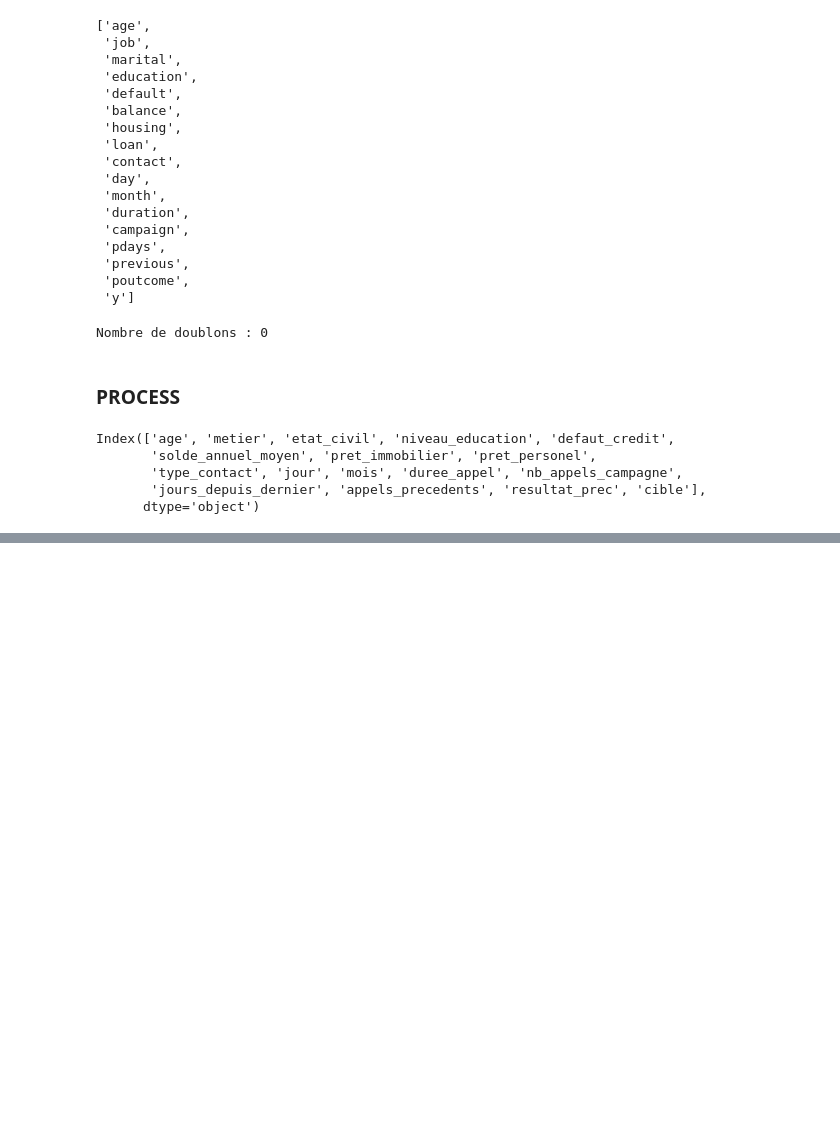
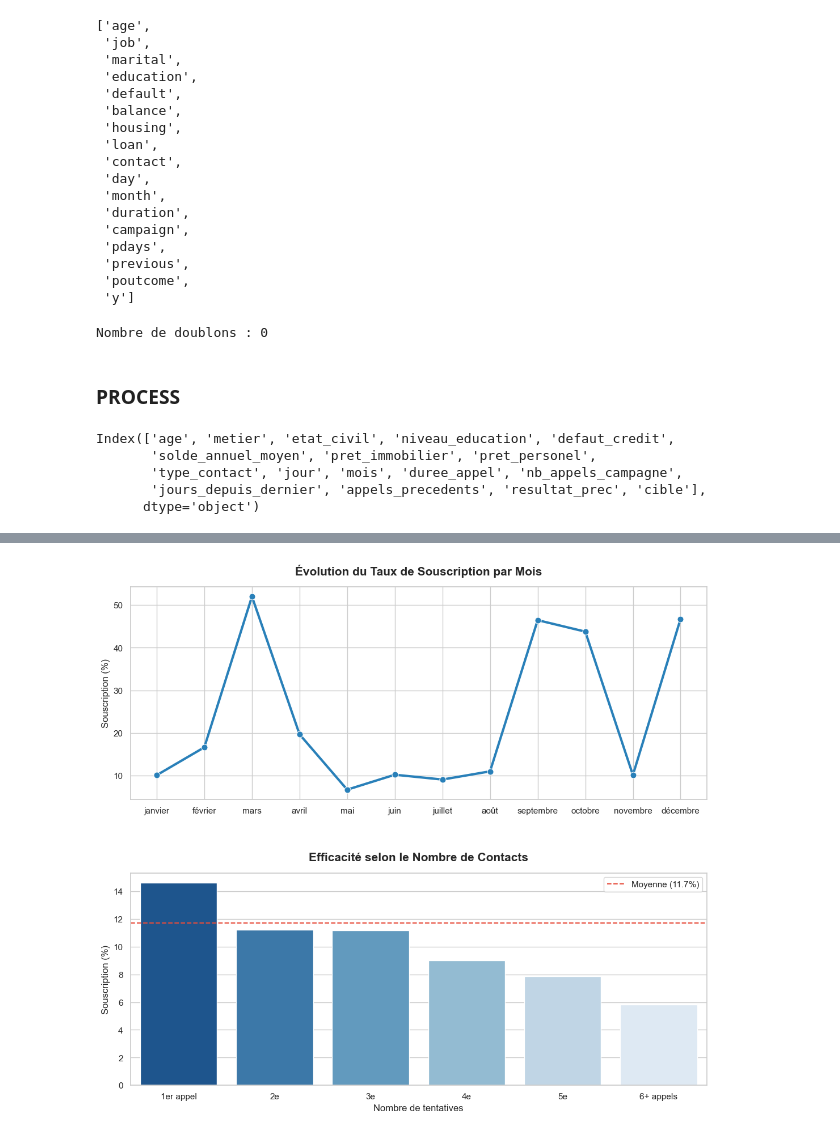
Before and after one commit to Justclemax/Mini_Projet_DM1_analyse_exploratoire_Reda_-_Clement, a Jupyter notebook: notebook/01_analyse_exploratoire.ipynb, the cells around one changed output, grey strips where cells are left out. Saved outputs shown, nothing was run; the diff lists cells and outputs as text; code cells hidden in the pictures; blank space fills up the shorter version.

```diff
--- a/notebook/01_analyse_exploratoire.ipynb
+++ b/notebook/01_analyse_exploratoire.ipynb
@@ -185,0 +360,73 @@ round(float(df_bank_marketing_raw['age'].mean()))
+# %%
+import pandas as pd
+import seaborn as sns
+import matplotlib.pyplot as plt
+
+# --- 1. PRÉPARATION DES DONNÉES ---
+
+# A. Saisonnalité (Tri chronologique)
+ordre_mois = ['janvier', 'février', 'mars', 'avril', 'mai', 'juin',
+              'juillet', 'août', 'septembre', 'octobre', 'novembre', 'décembre']
+
+ss_mois = (
+    df_bank_marketing_clean
+    .groupby("mois")["cible"]
+    .apply(lambda x: (x == "yes").mean() * 100)
+    .reindex(ordre_mois)
+    .reset_index(name="taux")
+)
+
+# B. Pression Commerciale (Regroupement à 6+ appels)
+df_bank_marketing_clean['pression'] = df_bank_marketing_clean['nb_appels_campagne'].clip(upper=6)
+ss_pression = (
+    df_bank_marketing_clean
+    .groupby("pression")["cible"]
+    .apply(lambda x: (x == "yes").mean() * 100)
+    .reset_index(name="taux")
+)
+
+# C. Indicateurs globaux
+moyenne_globale = (df_bank_marketing_clean["cible"] == "yes").mean() * 100
+
+# --- 2. VISUALISATION ---
+
+sns.set_theme(style="whitegrid")
+fig, (ax1, ax2) = plt.subplots(2, 1, figsize=(12, 11))
+
+# Graphique 1 : Courbe de Saisonnalité
+sns.lineplot(data=ss_mois, x="mois", y="taux", marker="o", markersize=8,
+             linewidth=3, color="#2980B9", ax=ax1)
+ax1.set_title("Évolution du Taux de Souscription par Mois", fontsize=15, pad=15, fontweight='bold')
+ax1.set_ylabel("Souscription (%)")
+ax1.set_xlabel("")
+
+# Graphique 2 : Impact de la Répétition des Appels
+sns.barplot(data=ss_pression, x="pression", y="taux", palette="Blues_r", ax=ax2)
+ax2.axhline(moyenne_globale, color='#E74C3C', linestyle='--', label=f"Moyenne ({moyenne_globale:.1f}%)")
+ax2.set_title("Efficacité selon le Nombre de Contacts", fontsize=15, pad=15, fontweight='bold')
+ax2.set_xticklabels(['1er appel', '2e', '3e', '4e', '5e', '6+ appels'])
+ax2.set_ylabel("Souscription (%)")
+ax2.set_xlabel("Nombre de tentatives")
+ax2.legend()
+
+plt.tight_layout(pad=4)
+plt.show()
+
+# --- 3. INTERPRÉTATION AUTOMATIQUE ---
+
+best_m = ss_mois.loc[ss_mois['taux'].idxmax(), 'mois']
+best_val = ss_mois['taux'].max()
+perf_1 = ss_pression.iloc[0]['taux']
+perf_6 = ss_pression.iloc[-1]['taux']
+ratio = perf_1 / perf_6
+
+print("-" * 50)
+print("📊 RAPPORT D'ANALYSE COMMERCIALE")
+print("-" * 50)
+print(f"✅ PIC SAISONNIER : Le mois de {best_m.upper()} est le plus favorable ({best_val:.1f}%).")
+print(f"✅ RENTABILITÉ : Le 1er appel est {ratio:.1f} FOIS PLUS efficace que le 6ème.")
+print(f"✅ DIAGNOSTIC : On observe une chute libre après le 3ème contact. ")
+print(f"   La pression commerciale excessive nuit au taux de souscription.")
+print("-" * 50)
+# %% [output]
+[figure, added]
```
Also changed, not shown: parts of 15 cells of this notebook, 2 other files.
